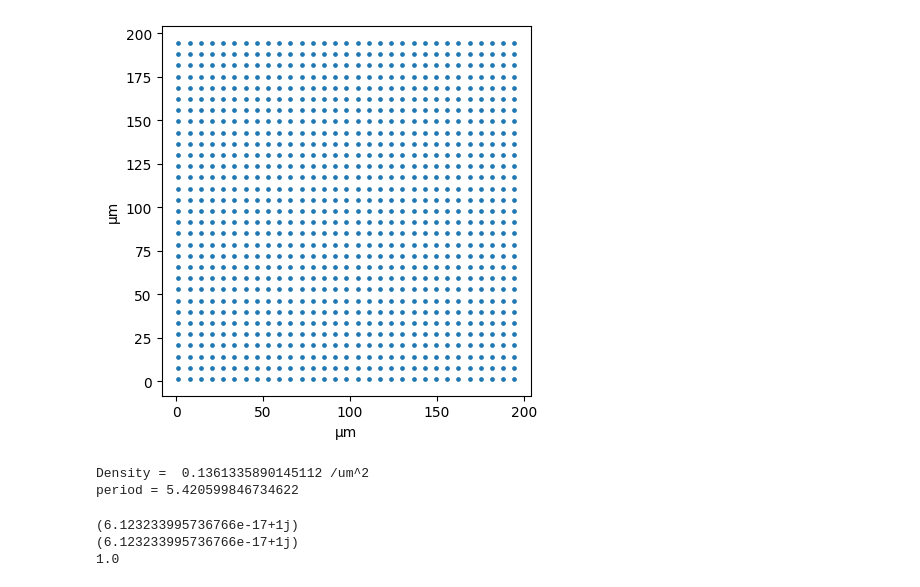
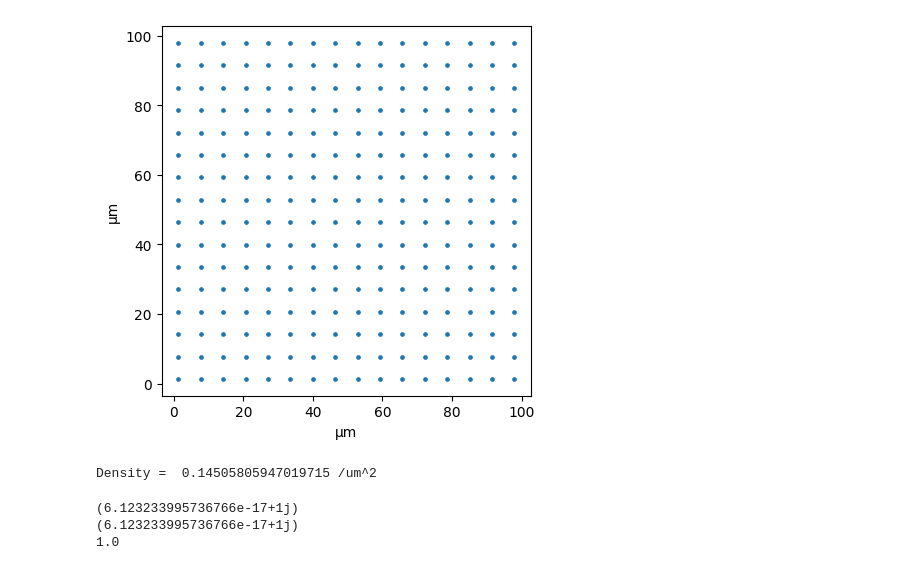
Before and after one commit to ramakrishnav130995/Scattering-Structures, a Jupyter notebook: FDTD/ram_tests/structure factor analysis..ipynb, the cells around one changed output. Cells and saved outputs as stored; diff of their text form; code cells hidden in the pictures.

Commit message:
Structure_factor_new_commit

```diff
--- a/FDTD/ram_tests/structure factor analysis..ipynb
+++ b/FDTD/ram_tests/structure factor analysis..ipynb
@@ -39,20 +39,19 @@ def load_module_from_file(module_name, file_path):
 # Load the module
 lumapi = load_module_from_file(module_name, file_path)
 # %%
-rect = ScatteringStructure(geometry={'type': 'box', 'lx': 200, 'ly': 200},
+rect = ScatteringStructure(geometry={'type': 'box', 'lx': 100, 'ly': 100},
                            arrangement={'type':'rectangular', 'dist': 6.44},
                            scatterer_radius=1.343
                            )
 rect.plot_distribution()
 rect_rms = rect.rms()
 rect_density = rect.density()
 
 # print for further use
 print('Density = ', rect_density, '/um^2')
 # %% [output]
-[figure, old version]
+[figure, new version]
-Density =  0.1361335890145112 /um^2
-period = 5.420599846734622
+Density =  0.14505805947019715 /um^2
 # %%
 ###### Check for -i = j for complex symbol
 
```
Also changed, not shown: parts of 6 cells of this notebook, 1 other file.
